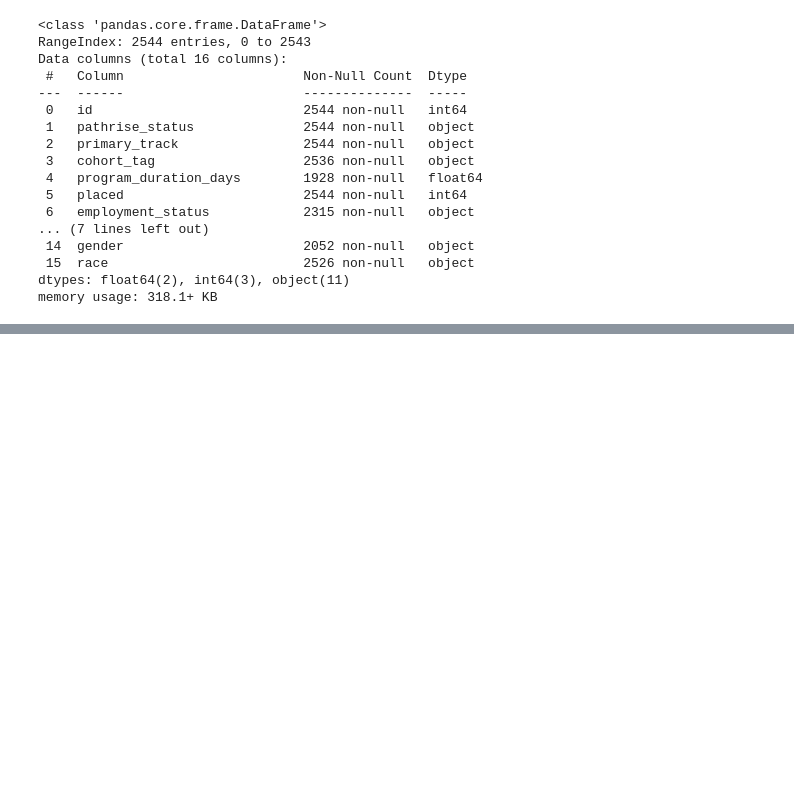
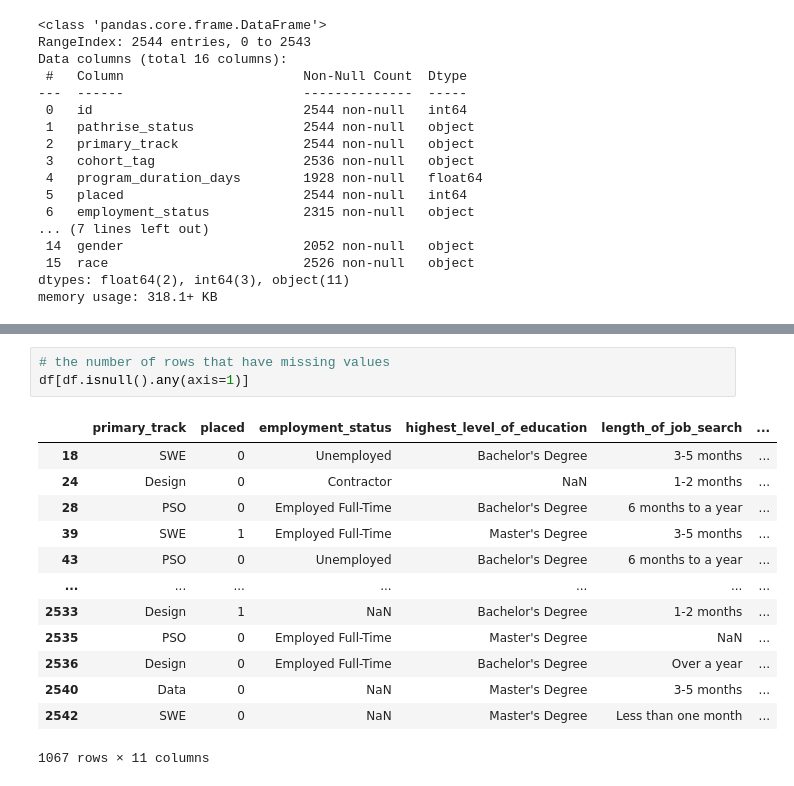
Before and after one commit to ilish65/Pathrise_project, a Jupyter notebook: pathrise.ipynb, the cells around one changed output, grey strips where cells are left out. Drawn from its saved outputs; the diff is of its cells as text; blank space fills up the shorter version.

```diff
--- a/pathrise.ipynb
+++ b/pathrise.ipynb
@@ -65,0 +217,17 @@ df.head(5)
+# %%
+# the number of rows that have missing values
+df[df.isnull().any(axis=1)]
+# %% [output]
+|  | primary_track | placed | employment_status | highest_level_of_education | length_of_job_search | ... |
+| 18 | SWE | 0 | Unemployed | Bachelor's Degree | 3-5 months | ... |
+| 24 | Design | 0 | Contractor | NaN | 1-2 months | ... |
+| 28 | PSO | 0 | Employed Full-Time | Bachelor's Degree | 6 months to a year | ... |
+| 39 | SWE | 1 | Employed Full-Time | Master's Degree | 3-5 months | ... |
+| 43 | PSO | 0 | Unemployed | Bachelor's Degree | 6 months to a year | ... |
+| ... | ... | ... | ... | ... | ... | ... |
+| 2533 | Design | 1 | NaN | Bachelor's Degree | 1-2 months | ... |
+| 2535 | PSO | 0 | Employed Full-Time | Master's Degree | NaN | ... |
+| 2536 | Design | 0 | Employed Full-Time | Bachelor's Degree | Over a year | ... |
+| 2540 | Data | 0 | NaN | Master's Degree | 3-5 months | ... |
+| 2542 | SWE | 0 | NaN | Master's Degree | Less than one month | ... |
+1067 rows × 11 columns
```
Also changed, not shown: parts of 73 cells of this notebook.
